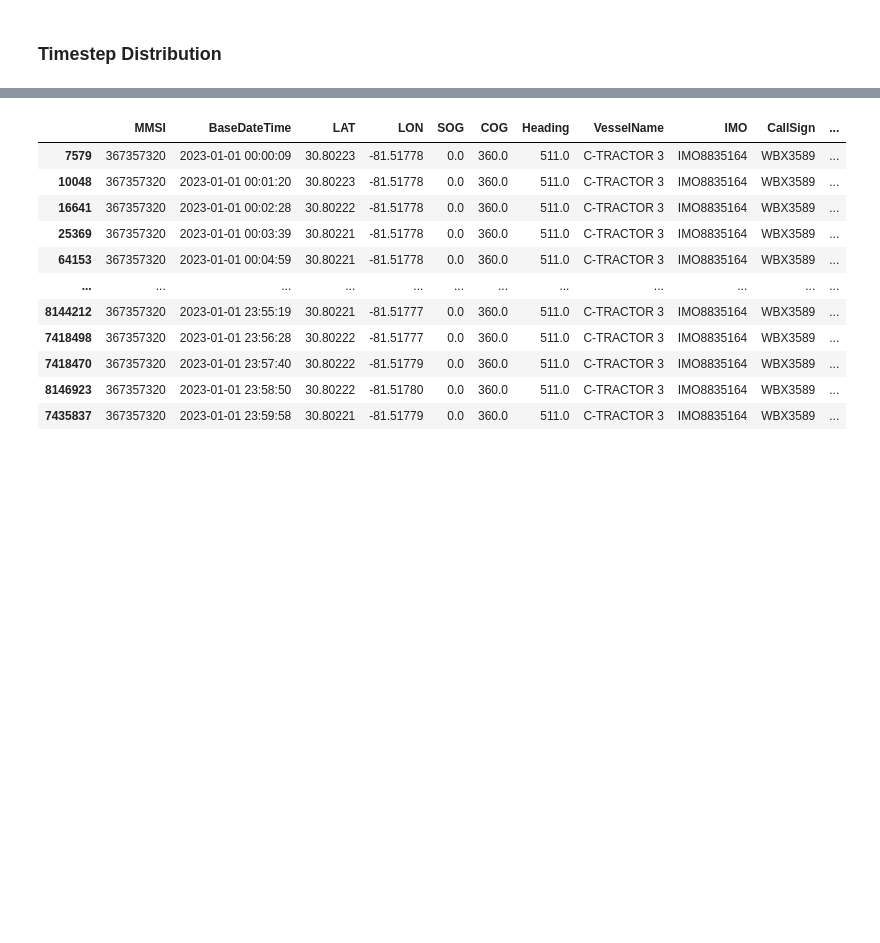
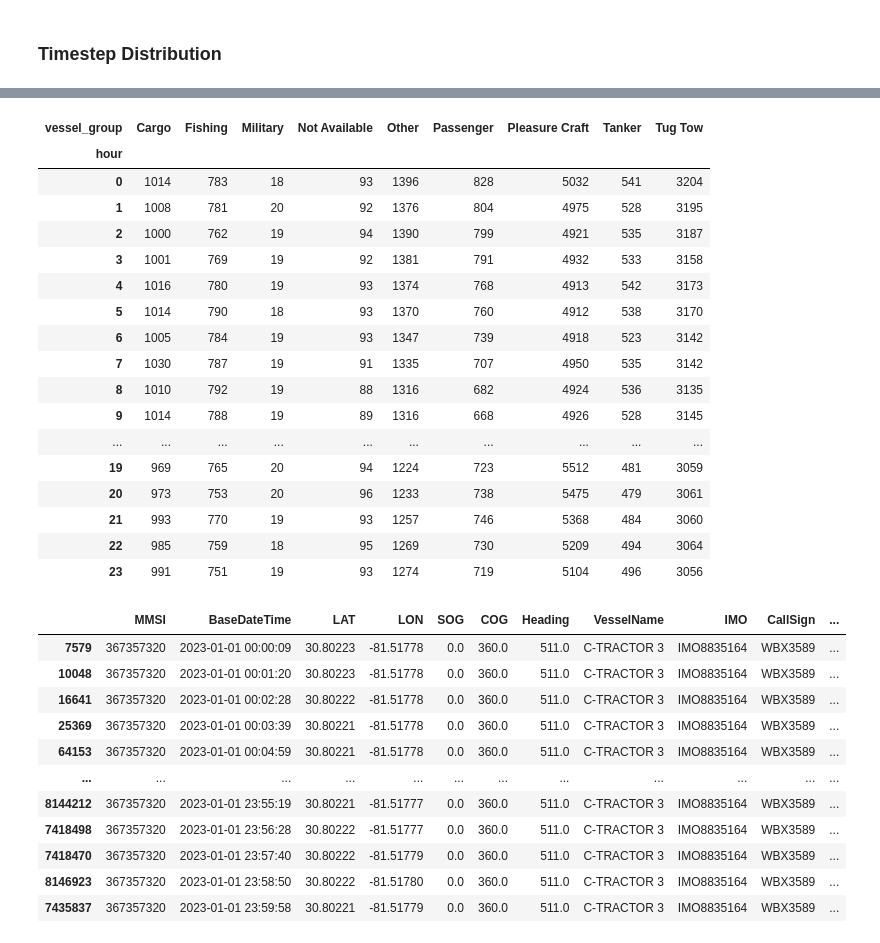
Before and after one commit to Astronauty/raytheon-ais-analysis, a Jupyter notebook: ais_analysis.ipynb, the cells around one changed output, grey strips where cells are left out. Cells and saved outputs as stored; diff of their text form; code cells hidden in the pictures; blank space fills up the shorter version.

```diff
--- a/ais_analysis.ipynb
+++ b/ais_analysis.ipynb
@@ -21,3 +19,8 @@ csv_paths = [Path(f'data/AIS_{date.strftime("%Y_%m_%d")}.csv') for date in date_
 daily_ais_dfs = [pd.read_csv(csv_path) for csv_path in csv_paths]
 
 df = pd.concat(daily_ais_dfs)
+# %%
+df['BaseDateTime'] = pd.to_datetime(df['BaseDateTime'])
+# %%
+df = df.sort_values(by='BaseDateTime').reset_index(drop=True)
+df = df.sort_values(by='MMSI').reset_index(drop=True)
@@ -26,3 +144,53 @@ df = pd.concat(daily_ais_dfs)
+# %%
+vessel_groups = {}
+vessel_groups["Cargo"] = np.concatenate([np.arange(70, 80), [1003, 1004, 1016]])
+vessel_groups["Fishing"] = np.array([30, 1001, 1002])
+vessel_groups["Military"] = np.array([35])
+vessel_groups["Not Available"] = np.array([0])
+vessel_groups["Other"] = np.concatenate([np.arange(1, 21), np.arange(23, 30), np.arange(33, 35), np.arange(38, 52), np.arange(53, 60), np.arange(90, 1000), np.arange(1005, 1012), [1018, 1020, 1022]])
+vessel_groups["Passenger"] = np.concatenate([np.arange(60, 70), np.arange(1012, 1016)])
+vessel_groups["Pleasure Craft"] = np.array([36, 37, 1019])
+vessel_groups["Tanker"] = np.concatenate([np.arange(80, 90), [1017, 1024]])
+vessel_groups["Tug Tow"] = np.array([21, 22, 31, 32, 52, 1023, 1025])
+
+map_to_vessel_group = dict()
+for vg in vessel_groups:
+    for i in vessel_groups[vg]:
+        map_to_vessel_group[int(i)] = vg
+
+df['vessel_group'] = df['VesselType'].apply(lambda x : 'Other' if pd.isna(x) else (map_to_vessel_group[int(x)]))
+
+
+df_ = pd.DataFrame()
+dfg = df.groupby(['hour', 'vessel_group'])
+n_vessels = dfg['MMSI'].nunique()
+n_messages = df['MMSI'].count()
+# pivod_df =
+# df_['n_vessels'] = dfg['MMSI'].nunique()
+# # df_['n_messages'] = dfg['MMSI'].count()
+# %%
+# pivot_df = n_vessels.pivot_table(index='vessel_group', columns='vessel_group', values='c', fill_value=0)
+pivot_df = n_vessels.unstack(level='vessel_group').fillna(0)
+pivot_df
+# %% [output]
+| vessel_group | Cargo | Fishing | Military | Not Available | Other | Passenger | Pleasure Craft | Tanker | Tug Tow |
+| hour |  |  |  |  |  |  |  |  |  |
+| 0 | 1014 | 783 | 18 | 93 | 1396 | 828 | 5032 | 541 | 3204 |
+| 1 | 1008 | 781 | 20 | 92 | 1376 | 804 | 4975 | 528 | 3195 |
+| 2 | 1000 | 762 | 19 | 94 | 1390 | 799 | 4921 | 535 | 3187 |
+| 3 | 1001 | 769 | 19 | 92 | 1381 | 791 | 4932 | 533 | 3158 |
+| 4 | 1016 | 780 | 19 | 93 | 1374 | 768 | 4913 | 542 | 3173 |
+| 5 | 1014 | 790 | 18 | 93 | 1370 | 760 | 4912 | 538 | 3170 |
+| 6 | 1005 | 784 | 19 | 93 | 1347 | 739 | 4918 | 523 | 3142 |
+| 7 | 1030 | 787 | 19 | 91 | 1335 | 707 | 4950 | 535 | 3142 |
+| 8 | 1010 | 792 | 19 | 88 | 1316 | 682 | 4924 | 536 | 3135 |
+| 9 | 1014 | 788 | 19 | 89 | 1316 | 668 | 4926 | 528 | 3145 |
+| ... | ... | ... | ... | ... | ... | ... | ... | ... | ... |
+| 19 | 969 | 765 | 20 | 94 | 1224 | 723 | 5512 | 481 | 3059 |
+| 20 | 973 | 753 | 20 | 96 | 1233 | 738 | 5475 | 479 | 3061 |
+| 21 | 993 | 770 | 19 | 93 | 1257 | 746 | 5368 | 484 | 3060 |
+| 22 | 985 | 759 | 18 | 95 | 1269 | 730 | 5209 | 494 | 3064 |
+| 23 | 991 | 751 | 19 | 93 | 1274 | 719 | 5104 | 496 | 3056 |
 # %%
 unique_MMSIs = df['MMSI'].unique()
 dt = [] # Store the time deltas
```
Also changed, not shown: parts of 13 cells of this notebook, 7 other files.
